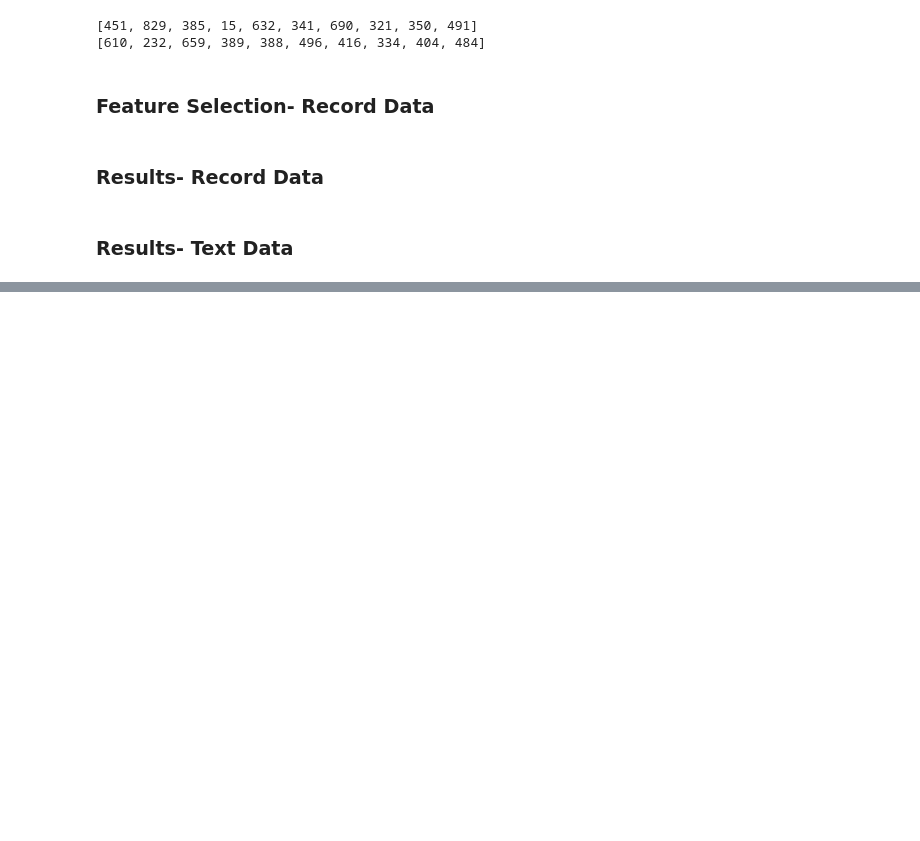
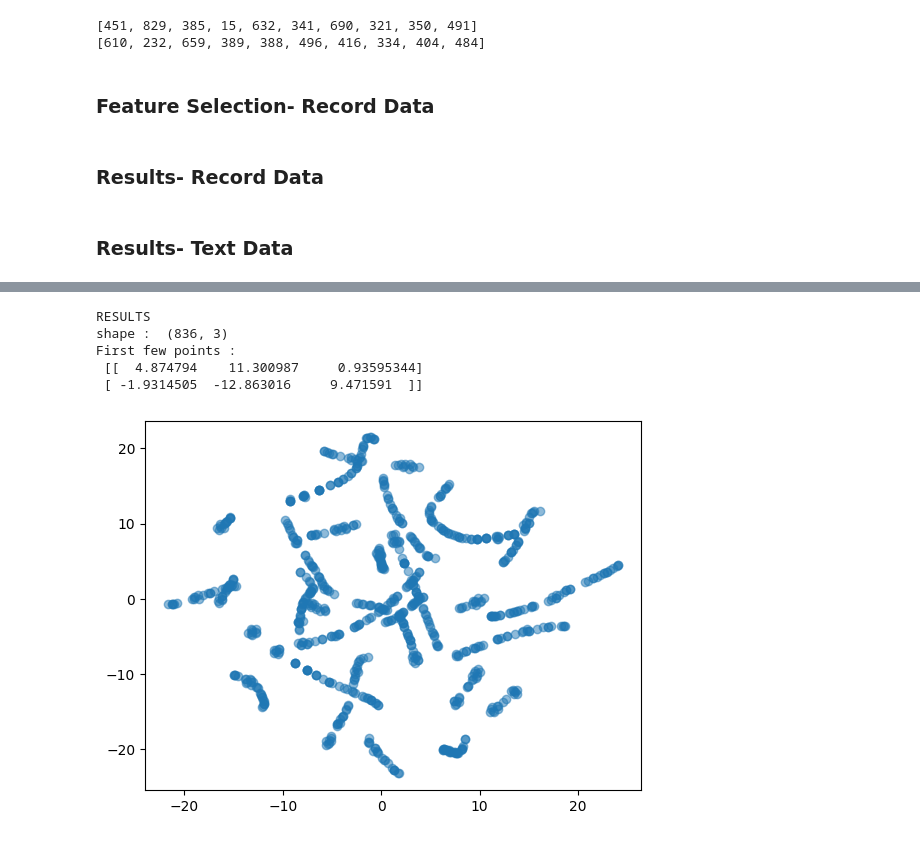
Before and after one commit to anly501/dsan-5000-project-aou27, a Jupyter notebook: websitebackupcode/PyAlgorithmsBackup.ipynb, the cells around one changed output, grey strips where cells are left out. Cells and saved outputs as stored; diff of their text form; code cells hidden in the pictures; blank space fills up the shorter version.

```diff
--- a/websitebackupcode/PyAlgorithmsBackup.ipynb
+++ b/websitebackupcode/PyAlgorithmsBackup.ipynb
@@ -234,0 +343,19 @@ plot_results(output_dir+"/partial_grid_search")
+# %%
+# DIFFERENT PERPLEXITY
+X_embedded = TSNE(n_components=3, learning_rate='auto',init='random', perplexity=10).fit_transform(X)
+
+# EXPLORE RESULTS
+print("RESULTS")
+print("shape : ",X_embedded.shape)
+print("First few points : \n",X_embedded[0:2,:])
+
+# PLOT
+plt.scatter(X_embedded[:,0],X_embedded[:,1], alpha=0.5)
+plt.show()
+# %% [output]
+RESULTS
+shape :  (836, 3)
+First few points :
+ [[  4.874794    11.300987     0.93595344]
+ [ -1.9314505  -12.863016     9.471591  ]]
+[figure, added]
```
Also changed, not shown: parts of 21 cells of this notebook, 10 other files.
